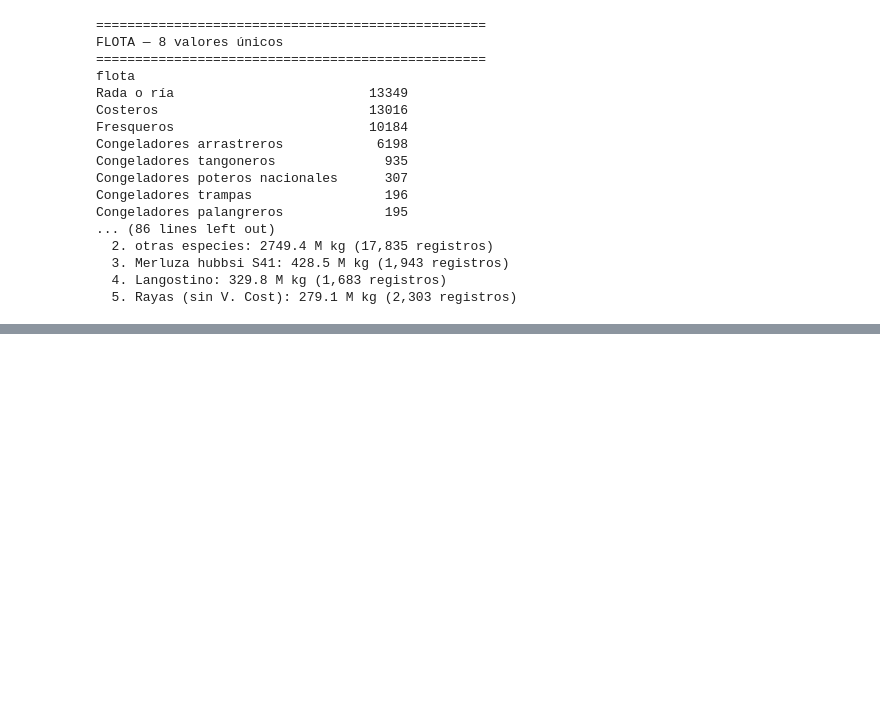
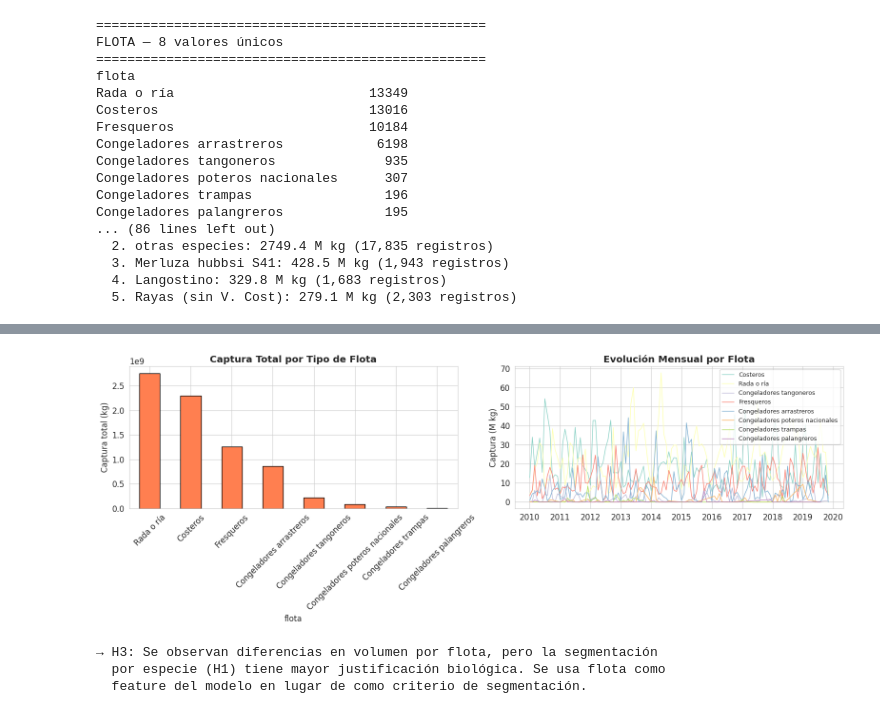
Before and after one commit to brandonOrellana/Trabajo_Integrador_Grupo_6, a Jupyter notebook: Trabajo_Integrador_Grupo_6.ipynb, the cells around one changed output, grey strips where cells are left out. Cells and saved outputs as stored; diff of their text form; code cells hidden in the pictures; blank space fills up the shorter version.

```diff
--- a/Trabajo_Integrador_Grupo_6.ipynb
+++ b/Trabajo_Integrador_Grupo_6.ipynb
@@ -251,0 +450,30 @@ Congeladores palangreros             195
+# %%
+# EDA — CAPTURA POR FLOTA (validación hipótesis 3)
+fig, axes = plt.subplots(1, 2, figsize=(16, 6))
+
+# Total por flota
+captura_flota = df.groupby('flota')['captura'].sum().sort_values(ascending=False)
+captura_flota.plot(kind='bar', ax=axes[0], color='coral', edgecolor='black')
+axes[0].set_title('Captura Total por Tipo de Flota', fontweight='bold')
+axes[0].set_ylabel('Captura total (kg)')
+axes[0].tick_params(axis='x', rotation=45)
+
+# Evolución temporal por flota
+for flota_name in df['flota'].unique():
+    data_f = df[df['flota'] == flota_name].groupby('fecha')['captura'].sum()
+    axes[1].plot(data_f.index, data_f.values / 1e6, label=flota_name, linewidth=1)
+
+axes[1].set_title('Evolución Mensual por Flota', fontweight='bold')
+axes[1].set_ylabel('Captura (M kg)')
+axes[1].legend(fontsize=9)
+
+plt.tight_layout()
+plt.show()
+print("\n→ H3: Se observan diferencias en volumen por flota, pero la segmentación")
+print("  por especie (H1) tiene mayor justificación biológica. Se usa flota como")
+print("  feature del modelo en lugar de como criterio de segmentación.")
+# %% [output]
+[figure, added]
+→ H3: Se observan diferencias en volumen por flota, pero la segmentación
+  por especie (H1) tiene mayor justificación biológica. Se usa flota como
+  feature del modelo en lugar de como criterio de segmentación.
```
Also changed, not shown: parts of 10 cells of this notebook, 1 other file.
